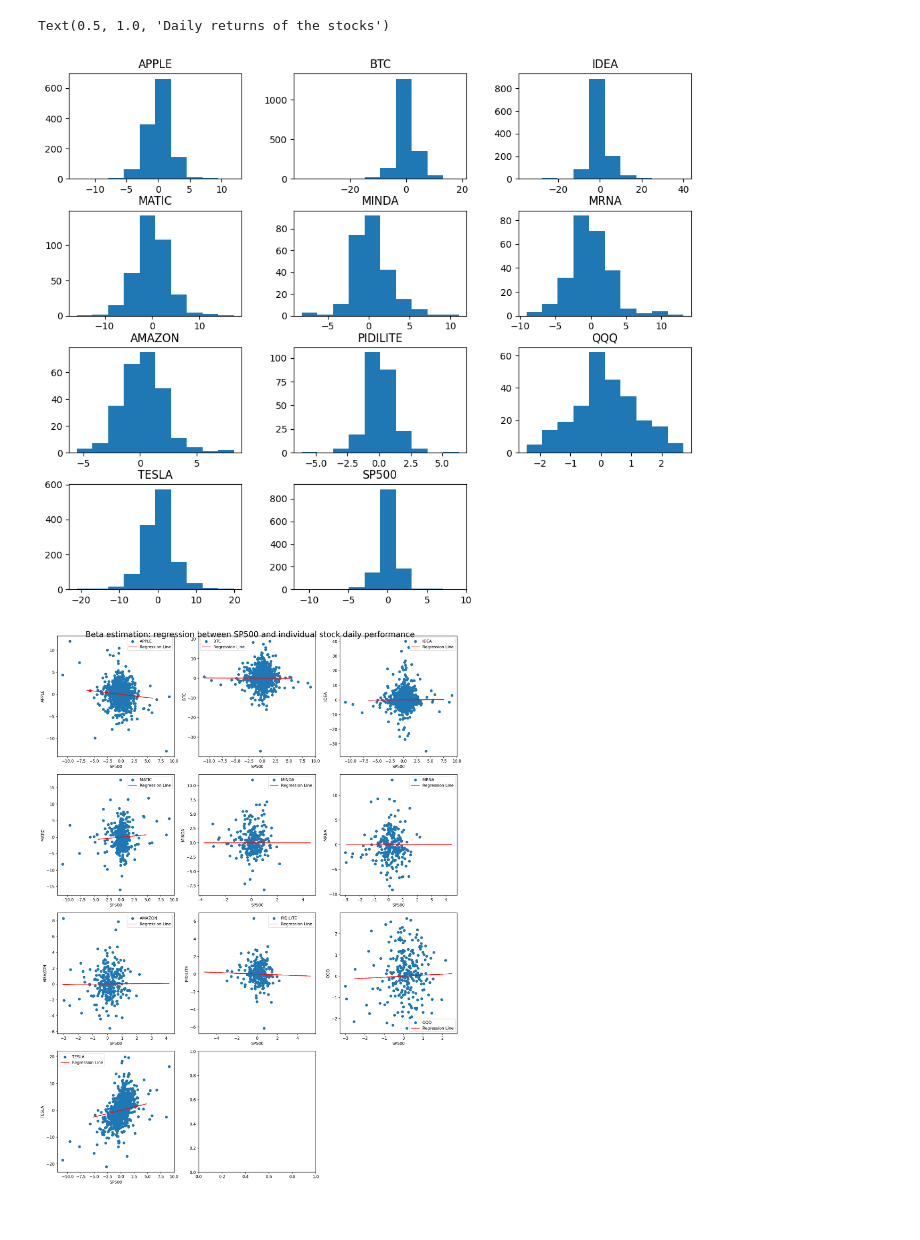
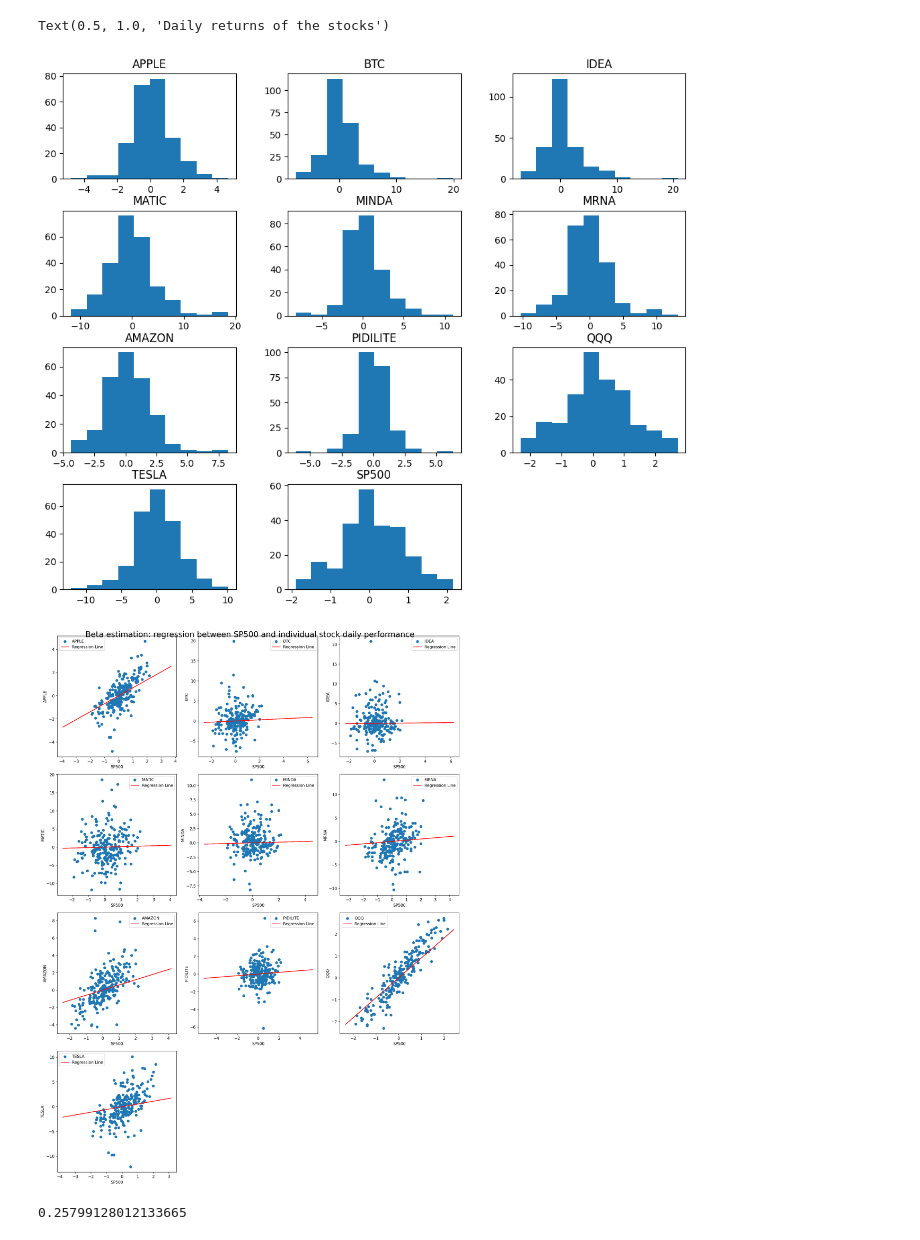
Before and after one commit to Reyansh4/IFE, a Jupyter notebook: CAPM/CAPM.ipynb, the cells around one changed output. Drawn from its saved outputs; the diff is of its cells as text; code cells hidden in the pictures.

```diff
--- a/CAPM/CAPM.ipynb
+++ b/CAPM/CAPM.ipynb
@@ -59,0 +46,7 @@ stocks_df.head(5)
+# %%
+dataframes = [APPLE, BTC, IDEA, MATIC, MINDA, MRNA, AMAZON, PIDILITE, QQQ, TESLA, SP500]
+
+stocks_df = dataframes[0]
+
+for df in dataframes[1:]:
+    stocks_df = pd.merge(stocks_df, df, on="Date")
@@ -113,7 +132,7 @@ stocks_daily_return.hist(figsize=(12, 10), grid=False)
 plt.title("Daily returns of the stocks")
 # %% [output]
 Text(0.5, 1.0, 'Daily returns of the stocks')
-[figure, old version]
+[figure, new version]
 # %%
 from sklearn.impute import SimpleImputer
 from sklearn.preprocessing import StandardScaler
@@ -121,7 +140,7 @@ from sklearn.linear_model import Ridge
 
 beta, alpha = dict(), dict()
 
-num_assets = len(stocks_daily_return.columns) - 1
+num_assets = len(stocks_daily_return.columns) - 2
 num_subplots_per_row = 3
 num_rows = (num_assets + num_subplots_per_row - 1) // num_subplots_per_row
 fig, axes = plt.subplots(num_rows, num_subplots_per_row, dpi=150, figsize=(15, 5*num_rows))
@@ -137,33 +156,33 @@ for idx, stock in enumerate(stocks_daily_return.columns):
         scaler = StandardScaler()
         X = scaler.fit_transform(stocks_daily_return[stock].values.reshape(-1, 1))
         y = scaler.fit_transform(stocks_daily_return["SP500"].values.reshape(-1, 1))
 
         imputer = SimpleImputer(strategy='mean')
         X_imputed = imputer.fit_transform(X)
         y_imputed = imputer.fit_transform(y)
 
         ridge = Ridge(alpha=1.0)
         ridge.fit(X_imputed, y_imputed)
         b_ = ridge.coef_[0]
         a_ = ridge.intercept_
 
         regression_line = b_ * X_imputed + a_
         axes[subplot_idx].plot(X_imputed, regression_line, "-", color="r", label="Regression Line")
 
         beta[stock] = b_
         alpha[stock] = a_
 
         axes[subplot_idx].set_xlabel("SP500")
         axes[subplot_idx].set_ylabel(stock)
         axes[subplot_idx].legend()
 
 for ax in axes[num_assets:]:
     ax.remove()
 
 plt.suptitle("Beta estimation: regression between SP500 and individual stock daily performance", size=20)
 plt.tight_layout()
 plt.show()
 # %% [output]
-[figure, old version]
+[figure, new version]
 # %%
 Expected_Returns = dict()
@@ -172,3 +191,7 @@ rm = stocks_daily_return["SP500"].mean() * 253
+# %%
+rm
+# %% [output]
+0.25799128012133665
 # %%
 keys = list(beta.keys())
 for k in keys:
```
Also changed, not shown: parts of 15 cells of this notebook, 1 other file.
